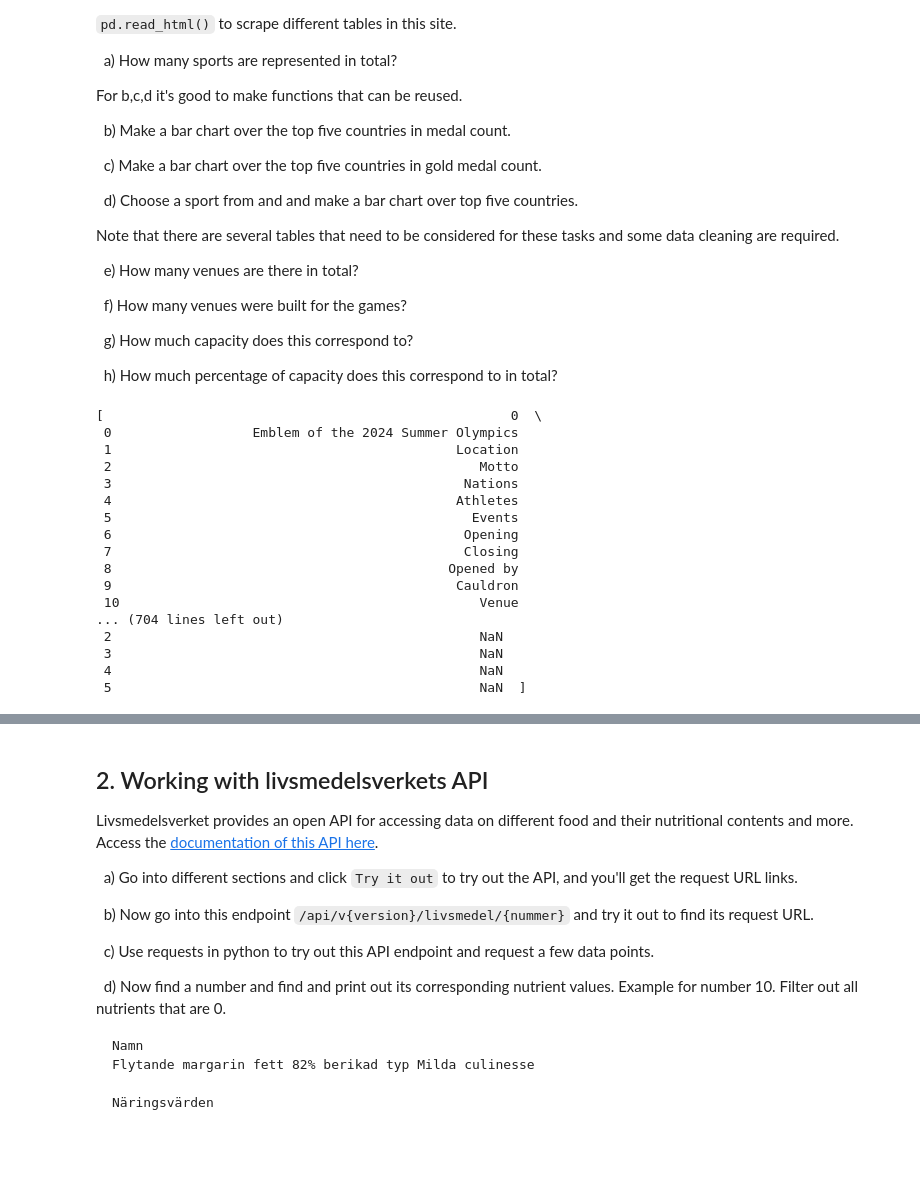
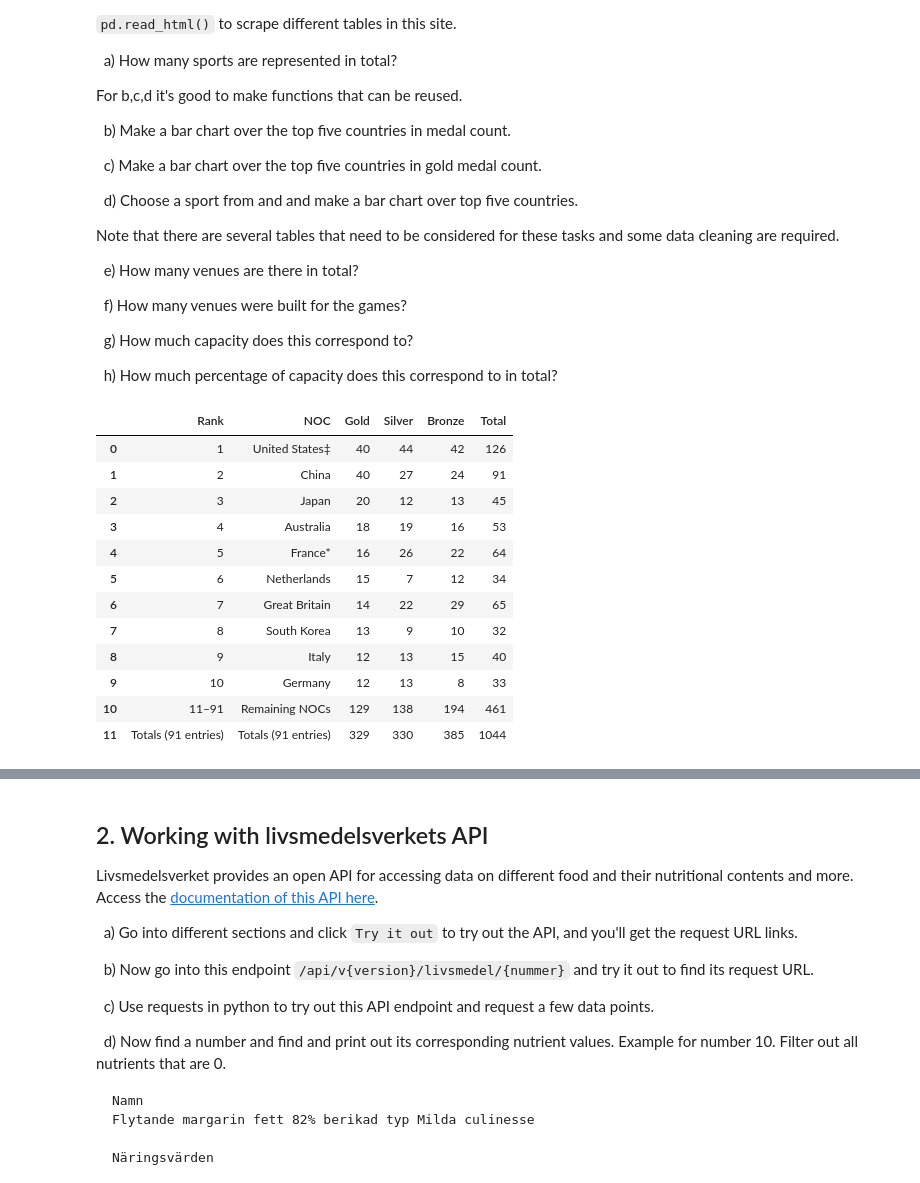
Before and after one commit to Utjiman/Fullstack_data_Richard_Boden, a Jupyter notebook: Exercise/exercise_2.ipynb, the cells around one changed output, grey strips where cells are left out. Saved outputs shown, nothing was run; the diff lists cells and outputs as text; code cells hidden in the pictures; blank space fills up the shorter version.

```diff
--- a/Exercise/exercise_2.ipynb
+++ b/Exercise/exercise_2.ipynb
@@ -396,24 +396,21 @@ Note that there are several tables that need to be considered for these tasks an
 
 &nbsp; h) How much percentage of capacity does this correspond to in total?
 # %%
-html_string = "https://en.wikipedia.org/wiki/2024_Summer_Olympics"
-df_os = pd.read_html(html_string)
-df_os
+
+df_os = pd.read_html('https://en.wikipedia.org/wiki/2024_Summer_Olympics#Medal_table')
+df_os_medals = pd.read_html('https://en.wikipedia.org/wiki/2024_Summer_Olympics#Medal_table')[12]
+df_os_medals
 # %% [output]
-[                                                    0  \
- 0                  Emblem of the 2024 Summer Olympics
- 1                                            Location
- 2                                               Motto
- 3                                             Nations
- 4                                            Athletes
- 5                                              Events
- 6                                             Opening
- 7                                             Closing
- 8                                           Opened by
- 9                                            Cauldron
- 10                                              Venue
-... (704 lines left out)
- 2                                               NaN
- 3                                               NaN
- 4                                               NaN
- 5                                               NaN  ]
+|  | Rank | NOC | Gold | Silver | Bronze | Total |
+| 0 | 1 | United States‡ | 40 | 44 | 42 | 126 |
+| 1 | 2 | China | 40 | 27 | 24 | 91 |
+| 2 | 3 | Japan | 20 | 12 | 13 | 45 |
+| 3 | 4 | Australia | 18 | 19 | 16 | 53 |
+| 4 | 5 | France* | 16 | 26 | 22 | 64 |
+| 5 | 6 | Netherlands | 15 | 7 | 12 | 34 |
+| 6 | 7 | Great Britain | 14 | 22 | 29 | 65 |
+| 7 | 8 | South Korea | 13 | 9 | 10 | 32 |
+| 8 | 9 | Italy | 12 | 13 | 15 | 40 |
+| 9 | 10 | Germany | 12 | 13 | 8 | 33 |
+| 10 | 11–91 | Remaining NOCs | 129 | 138 | 194 | 461 |
+| 11 | Totals (91 entries) | Totals (91 entries) | 329 | 330 | 385 | 1044 |
```
Also changed, not shown: parts of 21 cells of this notebook.
